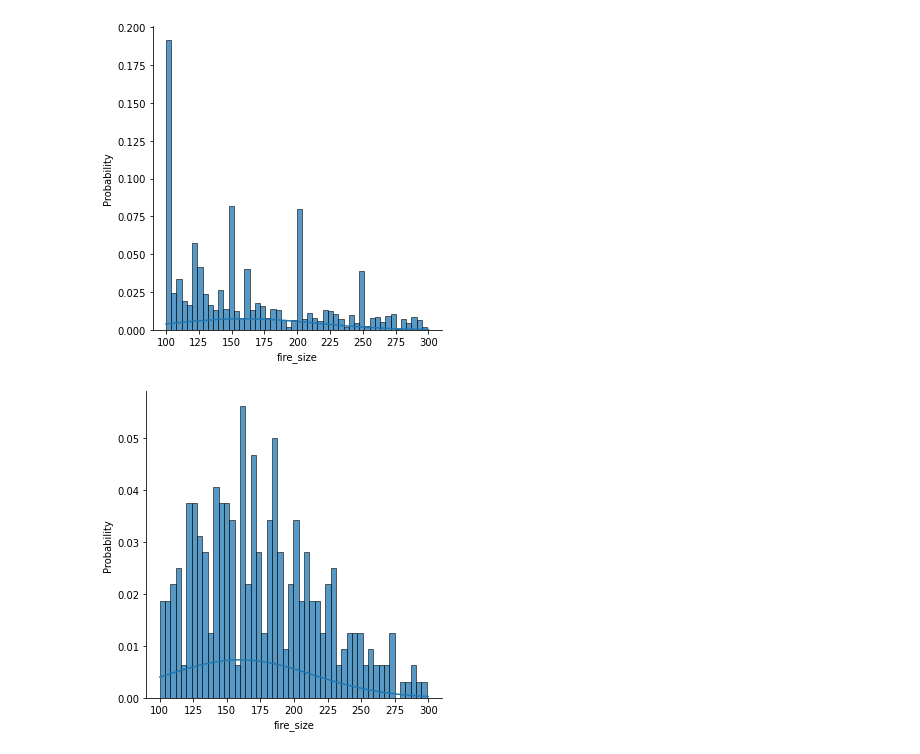
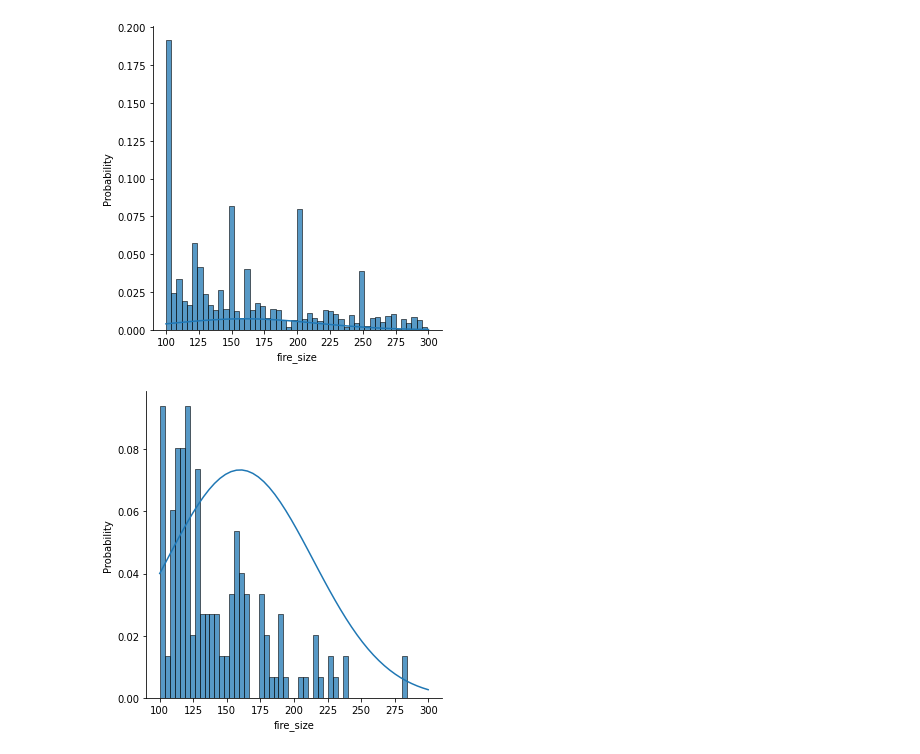
Before and after one commit to PatrykStronski/MultivariateAnalysis_Task3, a Jupyter notebook: models/sampling_test.ipynb, the cells around one changed output. Saved outputs shown, nothing was run; the diff lists cells and outputs as text; code cells hidden in the pictures.

```diff
--- a/models/sampling_test.ipynb
+++ b/models/sampling_test.ipynb
@@ -20,12 +21,14 @@ plt.show()
 # %% [output]
 [figure]
 # %%
-def accept_reject(df: pd.DataFrame, property: str, dis: Callable, dis_params: tuple):
+def accept_reject(df: pd.DataFrame, property: str, dis: Callable, M: float):
+    dis_params = dis.fit(df[property])
+    df_sample = pd.DataFrame(columns=df.columns)
     df_size = df.shape[0]
 
     min_val = df[property].min()
     max_val = df[property].max()
-    x = np.linspace(min_val, max_val, num=50)
+    x = np.linspace(min_val, max_val, num=5000)
 
     ind = 0
 
@@ -35,20 +38,22 @@ def accept_reject(df: pd.DataFrame, property: str, dis: Callable, dis_params: tu
 
         avg = (min_s + max_s) / 2
         sm = df.loc[(df[property] >= min_s) & (df[property] < max_s)]
-        prob_current = sm.shape[0]/df_size
+        prob_current = M * sm.shape[0]/df_size
         prob_needed = dis.pdf(avg, dis_params[0], dis_params[1])
 
-        if prob_current > prob_needed:
-            to_drop = sm.sample(n=math.floor((prob_current - prob_needed) * df_size))
-            df = df.drop(index=to_drop.index)
+        r_m = random.random()
+
+        if r_m <= (prob_needed/prob_current):
+            df_sample = df_sample.append(sm)
 
         ind += 1
-    return df
+    return df_sample
 # %%
-df_a = accept_reject(df, 'fire_size', dstr.norm, params)
+M = 10
+df_a = accept_reject(df, 'fire_size', dstr.expon, M)
 
 sns.displot(data=df_a, x='fire_size',  bins=50, stat='probability')
-plt.plot(x, stats.norm.pdf(x, params[0], params[1]), label='expon')
+plt.plot(x, M * stats.norm.pdf(x, params[0], params[1]), label='expon')
 plt.show()
 # %% [output]
-[figure, old version]
+[figure, new version]
```
Also changed, not shown: parts of 1 cell of this notebook, 6 other files.
